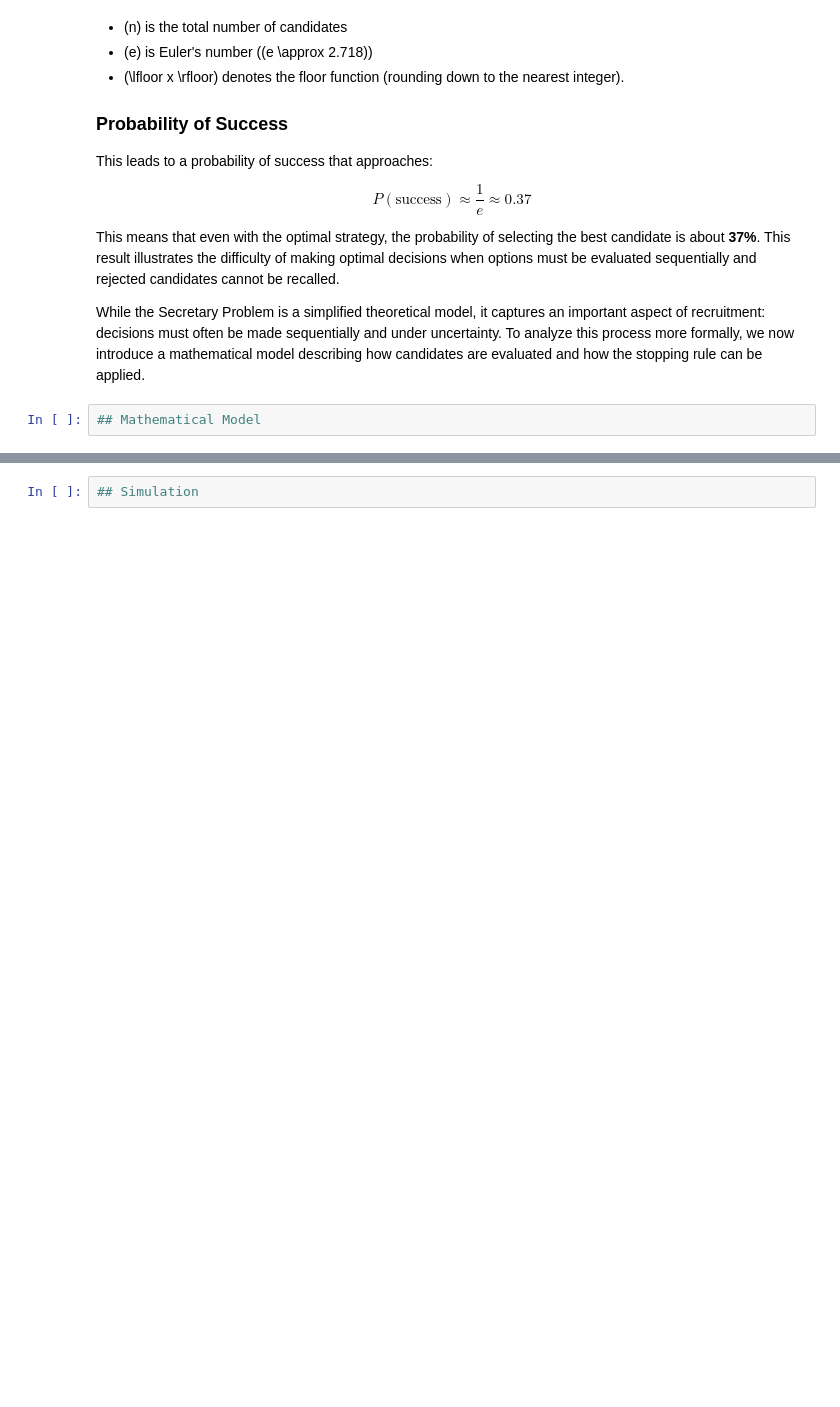
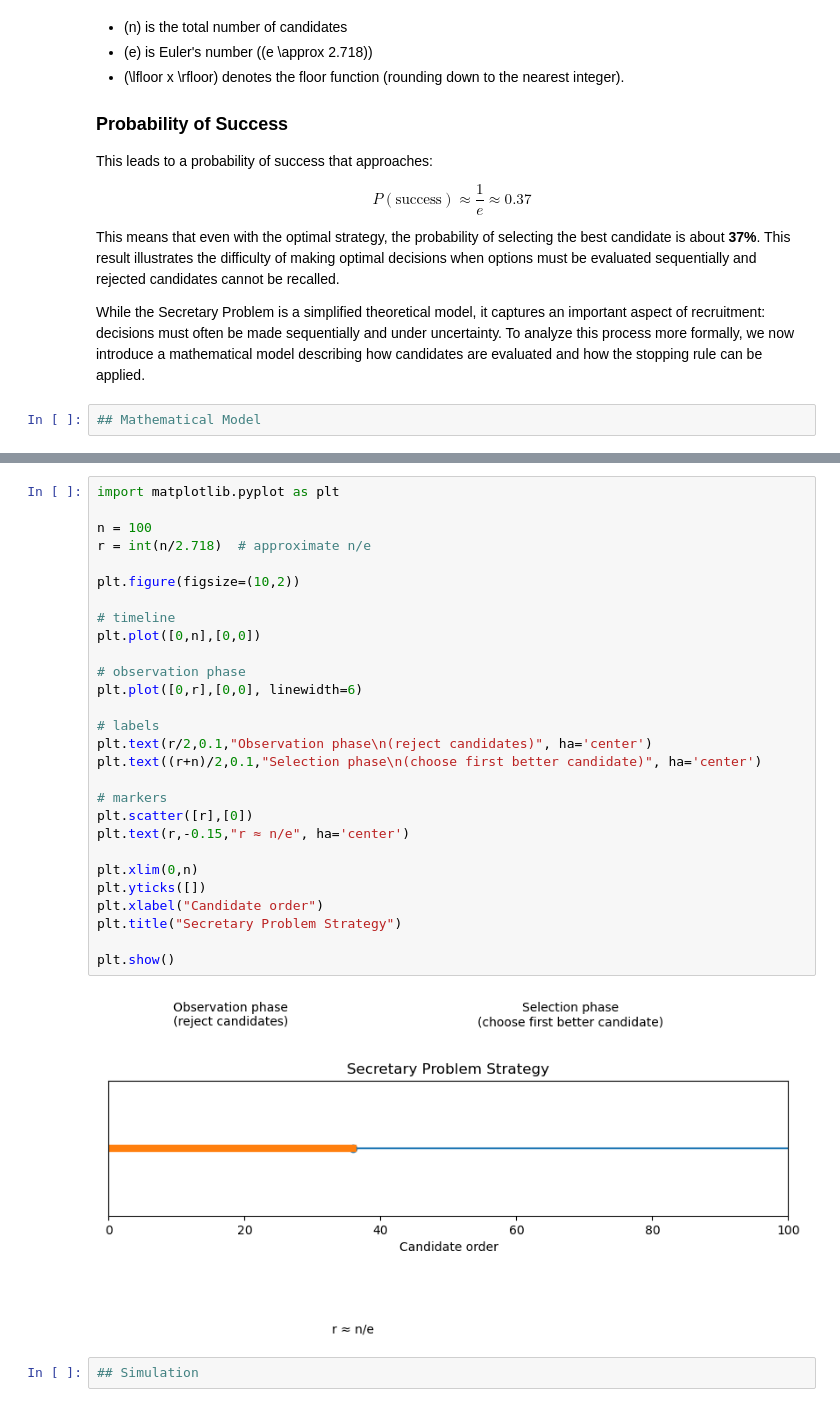
Before and after one commit to Inatadim/A-Mathematical-and-Simulation-Based-Study-of-Hiring-Strategies, a Jupyter notebook: mathematical_model_of_hiring.ipynb, the cells around one changed output, grey strips where cells are left out. Drawn from its saved outputs; the diff is of its cells as text; blank space fills up the shorter version.

```diff
--- a/mathematical_model_of_hiring.ipynb
+++ b/mathematical_model_of_hiring.ipynb
@@ -130,2 +104,32 @@ plt.show()
+# %%
+import matplotlib.pyplot as plt
+
+n = 100
+r = int(n/2.718)  # approximate n/e
+
+plt.figure(figsize=(10,2))
+
+# timeline
+plt.plot([0,n],[0,0])
+
+# observation phase
+plt.plot([0,r],[0,0], linewidth=6)
+
+# labels
+plt.text(r/2,0.1,"Observation phase\n(reject candidates)", ha='center')
+plt.text((r+n)/2,0.1,"Selection phase\n(choose first better candidate)", ha='center')
+
+# markers
+plt.scatter([r],[0])
+plt.text(r,-0.15,"r ≈ n/e", ha='center')
+
+plt.xlim(0,n)
+plt.yticks([])
+plt.xlabel("Candidate order")
+plt.title("Secretary Problem Strategy")
+
+plt.show()
+# %% [output]
+[figure, added]
 # %%
 ## Simulation
```
Also changed, not shown: parts of 3 cells of this notebook.
